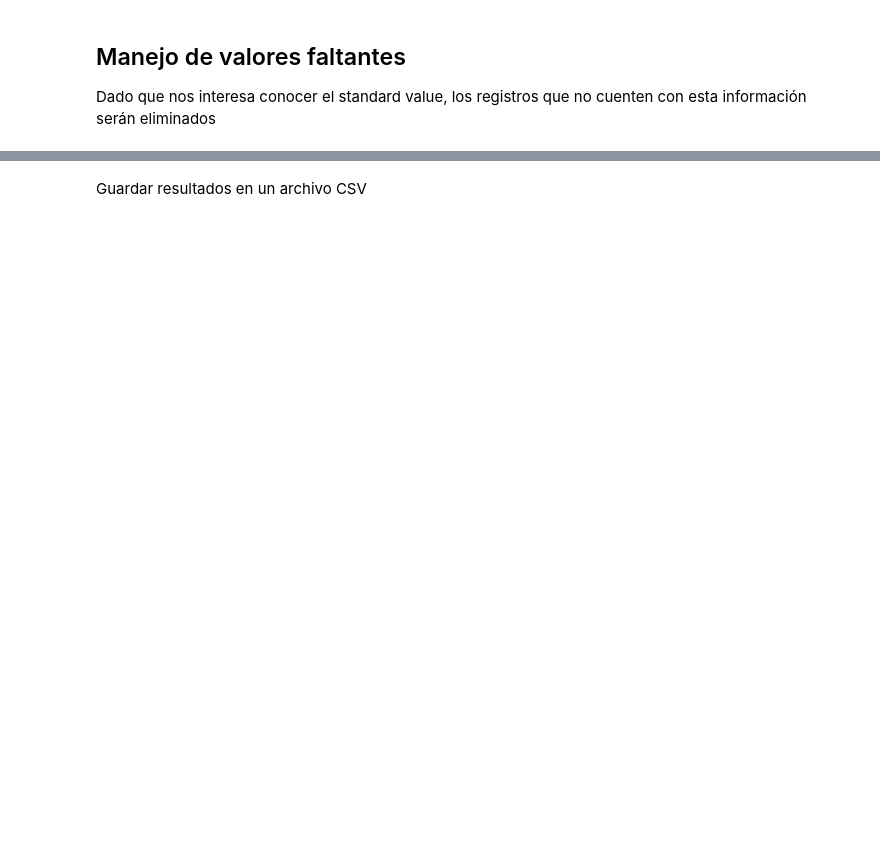
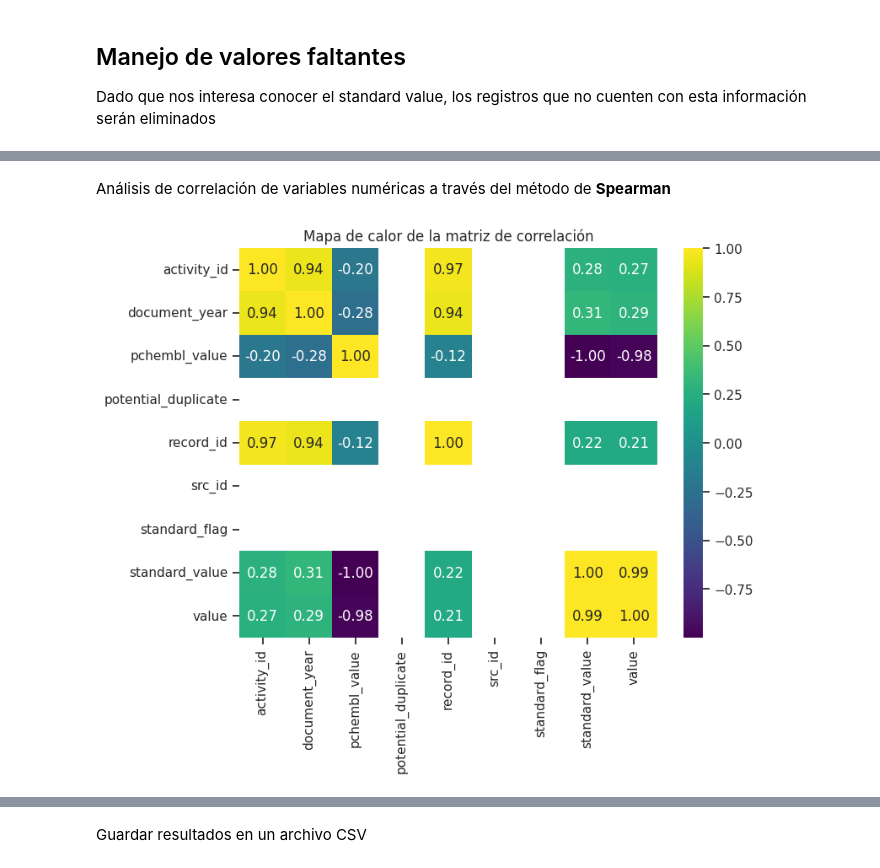
Before and after one commit to rromerov/Proyecto_Integrador, a Jupyter notebook: Avance1/main.ipynb, the cells around one changed output, grey strips where cells are left out. Saved outputs shown, nothing was run; the diff lists cells and outputs as text; code cells hidden in the pictures; blank space fills up the shorter version.

```diff
--- a/Avance1/main.ipynb
+++ b/Avance1/main.ipynb
@@ -205,0 +460,13 @@ df2_unique_can_smiles
+# %% [markdown]
+Análisis de correlación de variables numéricas a través del método de **Spearman**
+# %%
+# Calcular la matriz de correlación
+correlation_matrix = df2_unique_can_smiles.corr(numeric_only=True, method='spearman')
+
+# Visualizar la matriz de correlación como un mapa de calor
+plt.figure(figsize=(8, 6))
+sns.heatmap(correlation_matrix, annot=True, cmap='viridis', fmt=".2f")
+plt.title('Mapa de calor de la matriz de correlación')
+plt.show()
+# %% [output]
+[figure, added]
```
Also changed, not shown: parts of 59 cells of this notebook.
